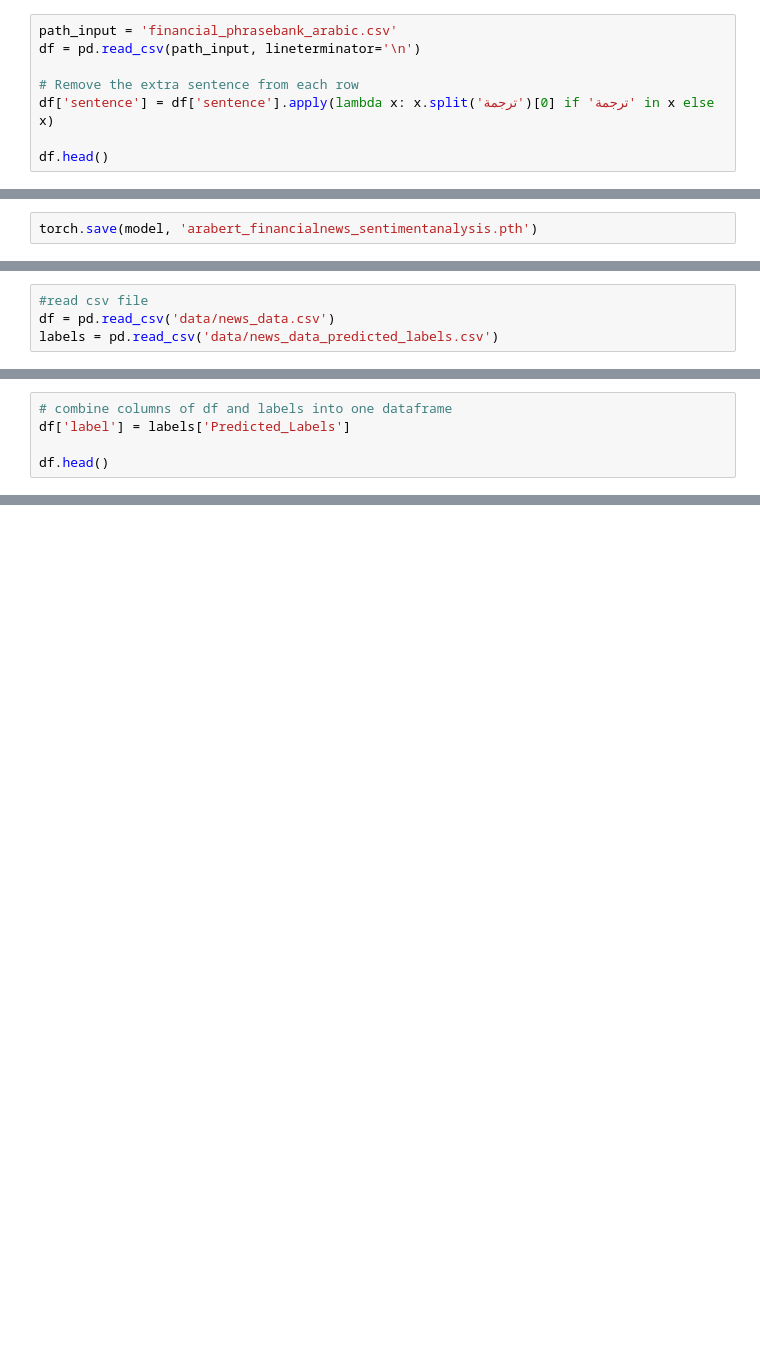
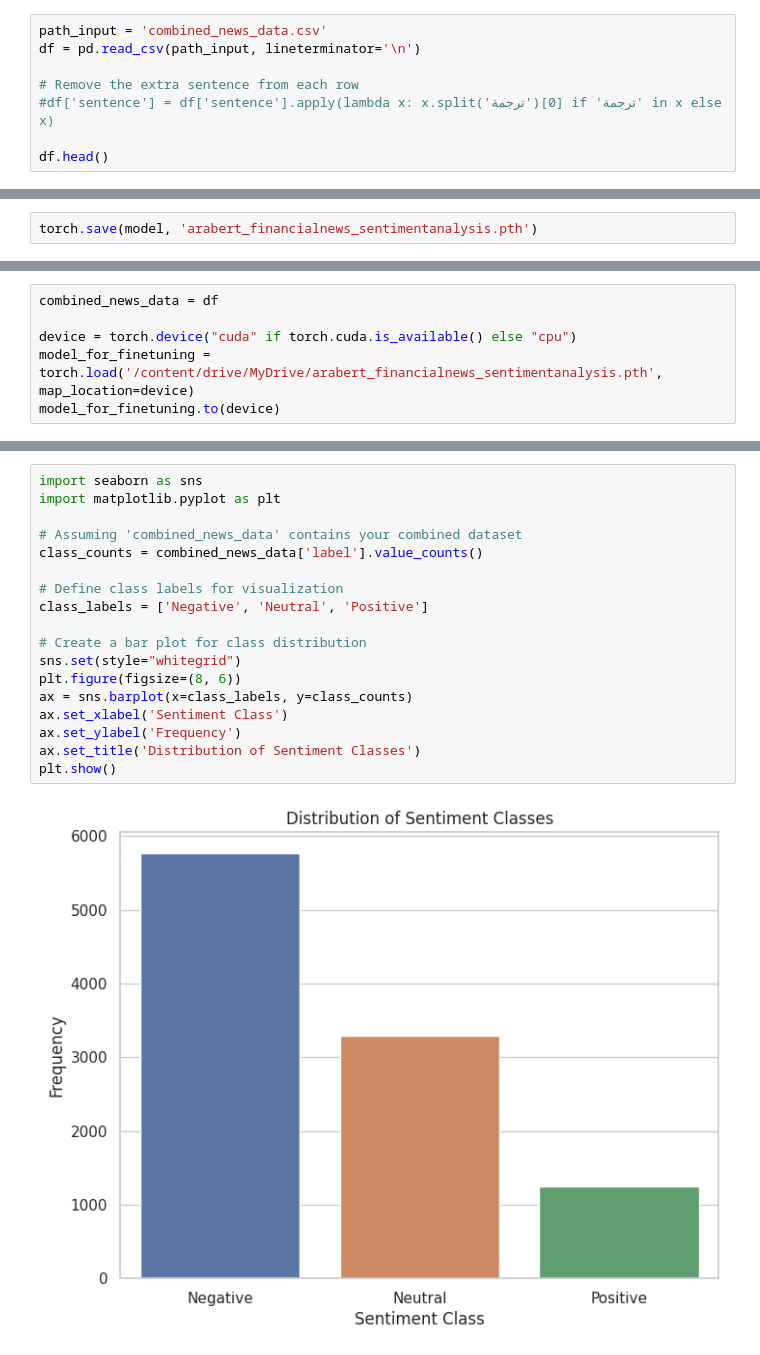
Before and after one commit to TalalAlkharashi/stock_prediction_multimodel, a Jupyter notebook: arabic_financialnews_sentimentanalysis.ipynb, the cells around one changed output, grey strips where cells are left out. Drawn from its saved outputs; the diff is of its cells as text; blank space fills up the shorter version.

```diff
--- a/arabic_financialnews_sentimentanalysis.ipynb
+++ b/arabic_financialnews_sentimentanalysis.ipynb
@@ -27,8 +24,8 @@ ModuleNotFoundError: No module named 'seaborn'
 # %%
-path_input = 'financial_phrasebank_arabic.csv'
+path_input = 'combined_news_data.csv'
 df = pd.read_csv(path_input, lineterminator='\n')
 
 # Remove the extra sentence from each row
-df['sentence'] = df['sentence'].apply(lambda x: x.split('ترجمة')[0] if 'ترجمة' in x else x)
+#df['sentence'] = df['sentence'].apply(lambda x: x.split('ترجمة')[0] if 'ترجمة' in x else x)
 
 df.head()
@@ -167,4 +170,0 @@ print(classification_report(real_values, preds, target_names=[0, 1, 2]))
-# %%
-#read csv file
-df = pd.read_csv('data/news_data.csv')
-labels = pd.read_csv('data/news_data_predicted_labels.csv')
@@ -180,5 +170,0 @@ labels.head()
-# %%
-# combine columns of df and labels into one dataframe
-df['label'] = labels['Predicted_Labels']
-
-df.head()
@@ -194,0 +177,6 @@ df.to_csv('data/news_data.csv', index=False)
+# %%
+combined_news_data = df
+
+device = torch.device("cuda" if torch.cuda.is_available() else "cpu")
+model_for_finetuning = torch.load('/content/drive/MyDrive/arabert_financialnews_sentimentanalysis.pth', map_location=device)
+model_for_finetuning.to(device)
@@ -194,0 +267,20 @@ df.to_csv('data/news_data.csv', index=False)
+# %%
+import seaborn as sns
+import matplotlib.pyplot as plt
+
+# Assuming 'combined_news_data' contains your combined dataset
+class_counts = combined_news_data['label'].value_counts()
+
+# Define class labels for visualization
+class_labels = ['Negative', 'Neutral', 'Positive']
+
+# Create a bar plot for class distribution
+sns.set(style="whitegrid")
+plt.figure(figsize=(8, 6))
+ax = sns.barplot(x=class_labels, y=class_counts)
+ax.set_xlabel('Sentiment Class')
+ax.set_ylabel('Frequency')
+ax.set_title('Distribution of Sentiment Classes')
+plt.show()
+# %% [output]
+[figure, added]
```
Also changed, not shown: parts of 15 cells of this notebook.
